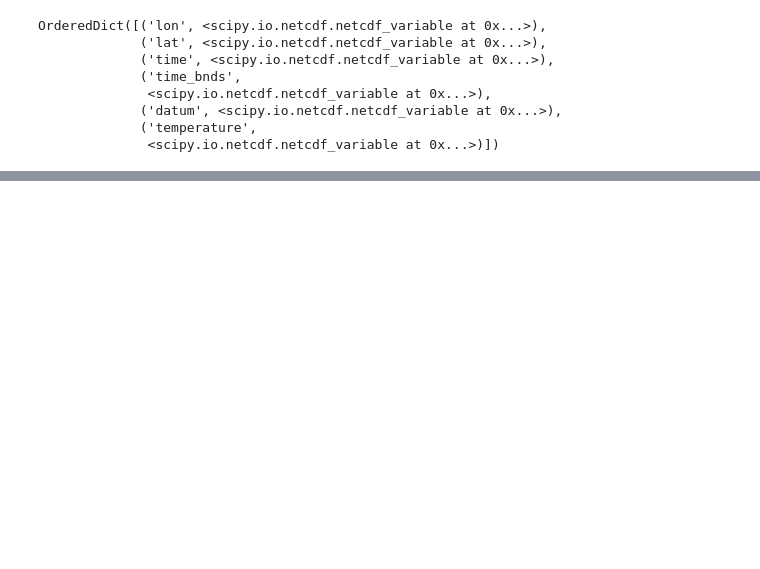
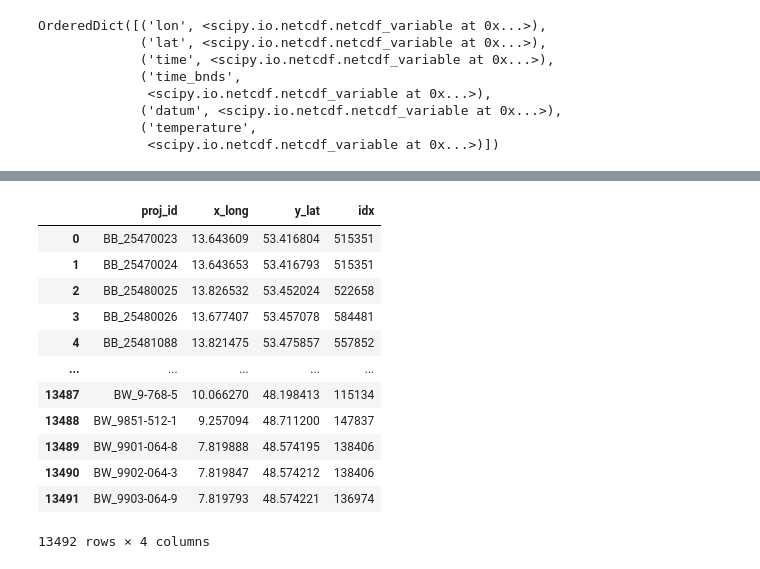
Before and after one commit to basem-AI/BGR_outlier_detection, a Jupyter notebook: data_prepare.ipynb, the cells around one changed output, grey strips where cells are left out. Saved outputs shown, nothing was run; the diff lists cells and outputs as text; code cells hidden in the pictures; blank space fills up the shorter version.

```diff
--- a/data_prepare.ipynb
+++ b/data_prepare.ipynb
@@ -148,0 +175,16 @@ dtype: int64
+# %%
+temp_df = pd.read_csv("dataset/temporary/station_temp_df.csv")
+# %% [output]
+|  | proj_id | x_long | y_lat | idx |
+| 0 | BB_25470023 | 13.643609 | 53.416804 | 515351 |
+| 1 | BB_25470024 | 13.643653 | 53.416793 | 515351 |
+| 2 | BB_25480025 | 13.826532 | 53.452024 | 522658 |
+| 3 | BB_25480026 | 13.677407 | 53.457078 | 584481 |
+| 4 | BB_25481088 | 13.821475 | 53.475857 | 557852 |
+| ... | ... | ... | ... | ... |
+| 13487 | BW_9-768-5 | 10.066270 | 48.198413 | 115134 |
+| 13488 | BW_9851-512-1 | 9.257094 | 48.711200 | 147837 |
+| 13489 | BW_9901-064-8 | 7.819888 | 48.574195 | 138406 |
+| 13490 | BW_9902-064-3 | 7.819847 | 48.574212 | 138406 |
+| 13491 | BW_9903-064-9 | 7.819793 | 48.574221 | 136974 |
+13492 rows × 4 columns
```
Also changed, not shown: parts of 53 cells of this notebook.
